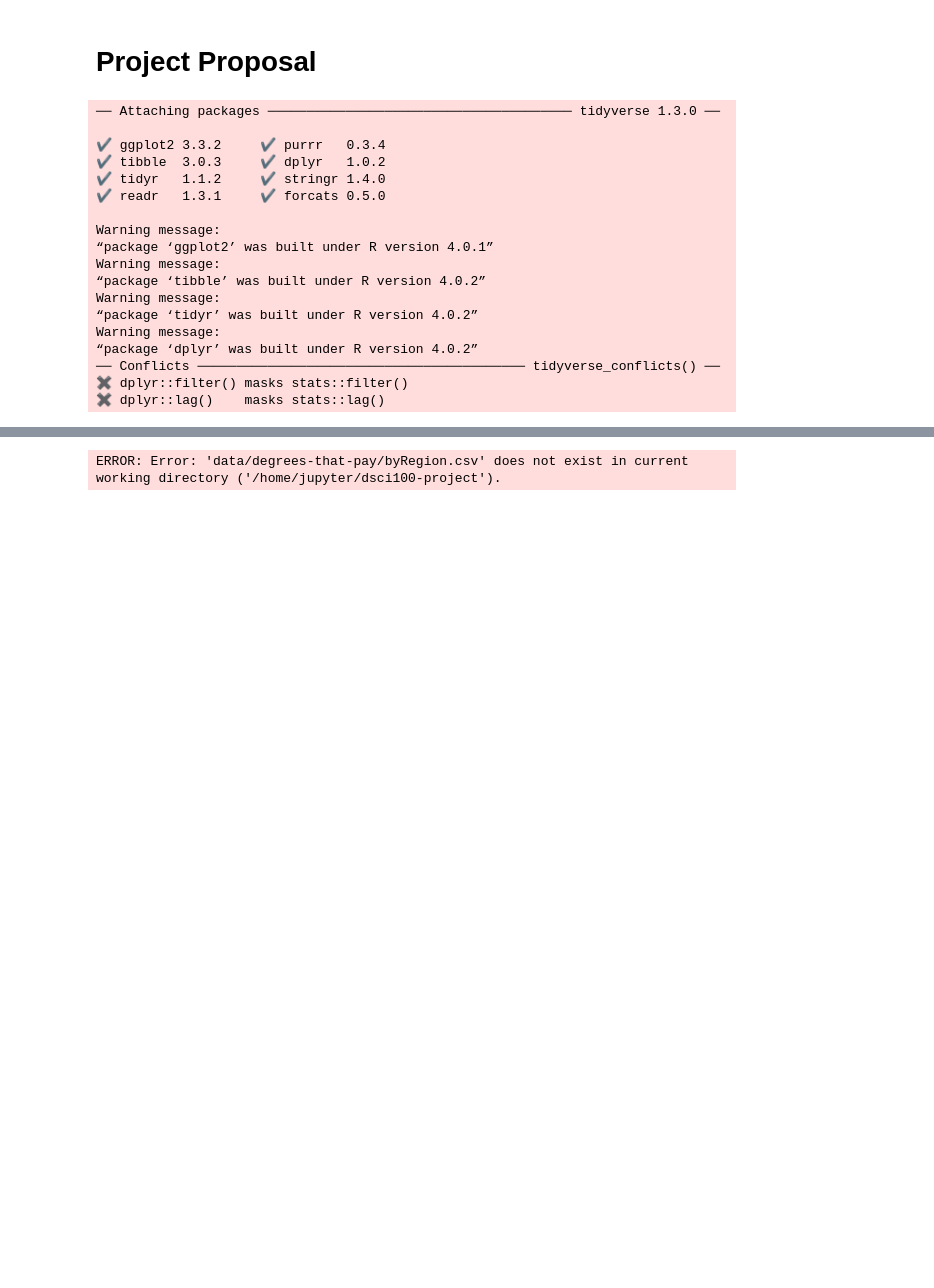
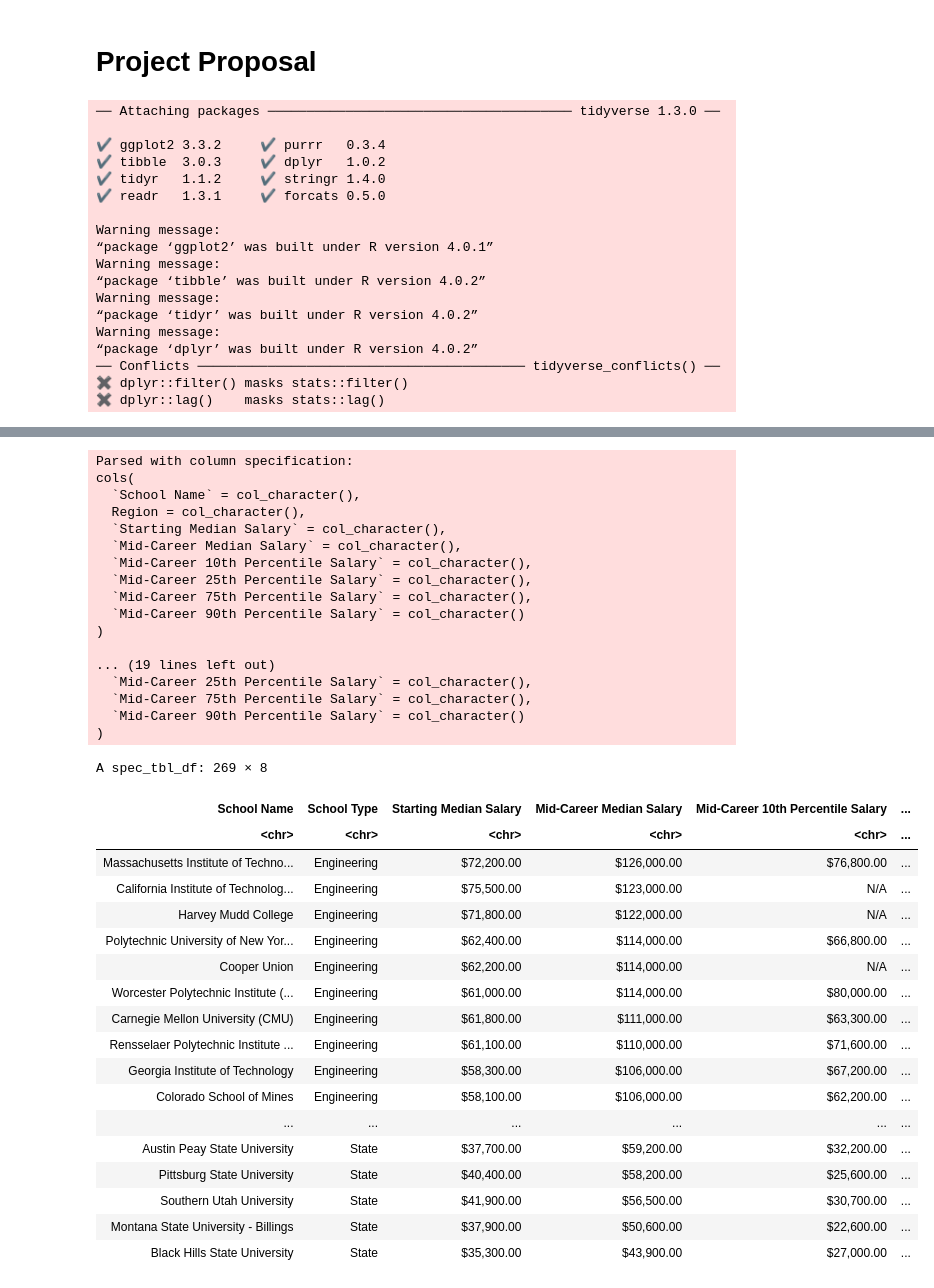
Before and after one commit to rmahinpei/dsci100-project, a Jupyter notebook: project-proposal.ipynb, the cells around one changed output, grey strips where cells are left out. Saved outputs shown, nothing was run; the diff lists cells and outputs as text; code cells hidden in the pictures; blank space fills up the shorter version.

```diff
--- a/project-proposal.ipynb
+++ b/project-proposal.ipynb
@@ -45,6 +74,42 @@ cols(
 # %%
 byRegion <- read_csv("data/salaries/byRegion.csv")
 byCollege <- read_csv("data/salaries/byCollege.csv")
 byDegree <- read_csv("data/salaries/byDegree.csv")
+byCollege
 # %% [output]
-ERROR: Error: 'data/degrees-that-pay/byRegion.csv' does not exist in current working directory ('/home/jupyter/dsci100-project').
+Parsed with column specification:
+cols(
+  `School Name` = col_character(),
+  Region = col_character(),
+  `Starting Median Salary` = col_character(),
+  `Mid-Career Median Salary` = col_character(),
+  `Mid-Career 10th Percentile Salary` = col_character(),
+  `Mid-Career 25th Percentile Salary` = col_character(),
+  `Mid-Career 75th Percentile Salary` = col_character(),
+  `Mid-Career 90th Percentile Salary` = col_character()
+)
+
+... (19 lines left out)
+  `Mid-Career 25th Percentile Salary` = col_character(),
+  `Mid-Career 75th Percentile Salary` = col_character(),
+  `Mid-Career 90th Percentile Salary` = col_character()
+)
+A spec_tbl_df: 269 × 8
+| School Name | School Type | Starting Median Salary | Mid-Career Median Salary | Mid-Career 10th Percentile Salary | ... |
+| <chr> | <chr> | <chr> | <chr> | <chr> | ... |
+| Massachusetts Institute of Techno... | Engineering | $72,200.00 | $126,000.00 | $76,800.00 | ... |
+| California Institute of Technolog... | Engineering | $75,500.00 | $123,000.00 | N/A | ... |
+| Harvey Mudd College | Engineering | $71,800.00 | $122,000.00 | N/A | ... |
+| Polytechnic University of New Yor... | Engineering | $62,400.00 | $114,000.00 | $66,800.00 | ... |
+| Cooper Union | Engineering | $62,200.00 | $114,000.00 | N/A | ... |
+| Worcester Polytechnic Institute (... | Engineering | $61,000.00 | $114,000.00 | $80,000.00 | ... |
+| Carnegie Mellon University (CMU) | Engineering | $61,800.00 | $111,000.00 | $63,300.00 | ... |
+| Rensselaer Polytechnic Institute ... | Engineering | $61,100.00 | $110,000.00 | $71,600.00 | ... |
+| Georgia Institute of Technology | Engineering | $58,300.00 | $106,000.00 | $67,200.00 | ... |
+| Colorado School of Mines | Engineering | $58,100.00 | $106,000.00 | $62,200.00 | ... |
+| ... | ... | ... | ... | ... | ... |
+| Austin Peay State University | State | $37,700.00 | $59,200.00 | $32,200.00 | ... |
+| Pittsburg State University | State | $40,400.00 | $58,200.00 | $25,600.00 | ... |
+| Southern Utah University | State | $41,900.00 | $56,500.00 | $30,700.00 | ... |
+| Montana State University - Billings | State | $37,900.00 | $50,600.00 | $22,600.00 | ... |
+| Black Hills State University | State | $35,300.00 | $43,900.00 | $27,000.00 | ... |
```
Also changed, not shown: parts of 2 cells of this notebook.
